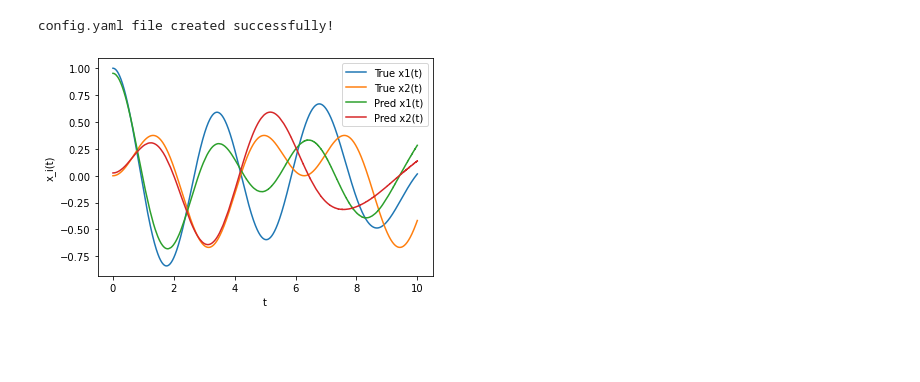
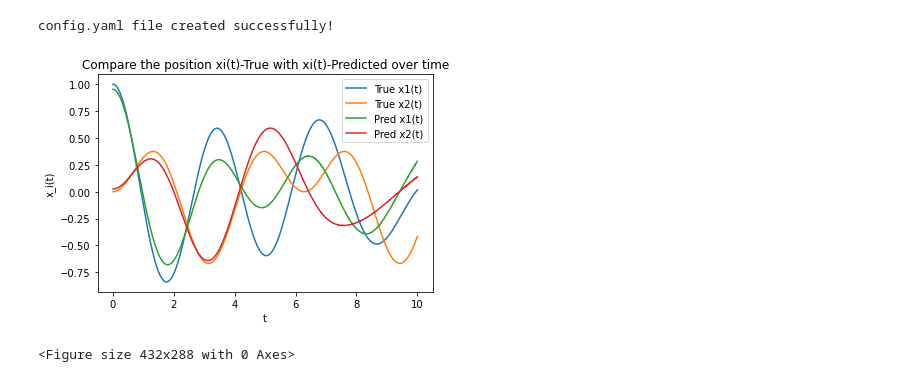
Before and after one commit to Kossi-Francois/ML-QML-Xp, a Jupyter notebook: Physics_Informed_ML/Two-Spring-Coupled-Masses-withModulus/Two_Spring_Coupled_Masses.ipynb, the cells around one changed output. Cells and saved outputs as stored; diff of their text form; code cells hidden in the pictures; blank space fills up the shorter version.

```diff
--- a/Physics_Informed_ML/Two-Spring-Coupled-Masses-withModulus/Two_Spring_Coupled_Masses.ipynb
+++ b/Physics_Informed_ML/Two-Spring-Coupled-Masses-withModulus/Two_Spring_Coupled_Masses.ipynb
@@ -279,22 +279,28 @@ run( cfg=cfg)
 # %%
 # Visualize the results and compare with analytical solution
 
 def plot_res(base_dir = "./outputs/validators/"):
     # plot in 1d
     data = np.load(base_dir + "validator.npz", allow_pickle=True)
     data = np.atleast_1d(data.f.arr_0)[0]
 
     plt.plot(data["t"], data["true_x1"], label="True x1(t)")
     plt.plot(data["t"], data["true_x2"], label="True x2(t)")
 
     plt.plot(data["t"], data["pred_x1"], label="Pred x1(t)")
     plt.plot(data["t"], data["pred_x2"], label="Pred x2(t)")
     plt.legend()
     plt.xlabel("t")
     plt.ylabel("x_i(t)")
+
+    # displaying the title
+    plt.title("Compare the position xi(t)-True with xi(t)-Predicted over time")
+
     plt.show()
+    plt.savefig("./outputs/res_plot.png")
 
 
 plot_res(base_dir = "outputs/validators/")
 # %% [output]
-[figure, old version]
+[figure, new version]
+<Figure size 432x288 with 0 Axes>
```
Also changed, not shown: 2 other files.
